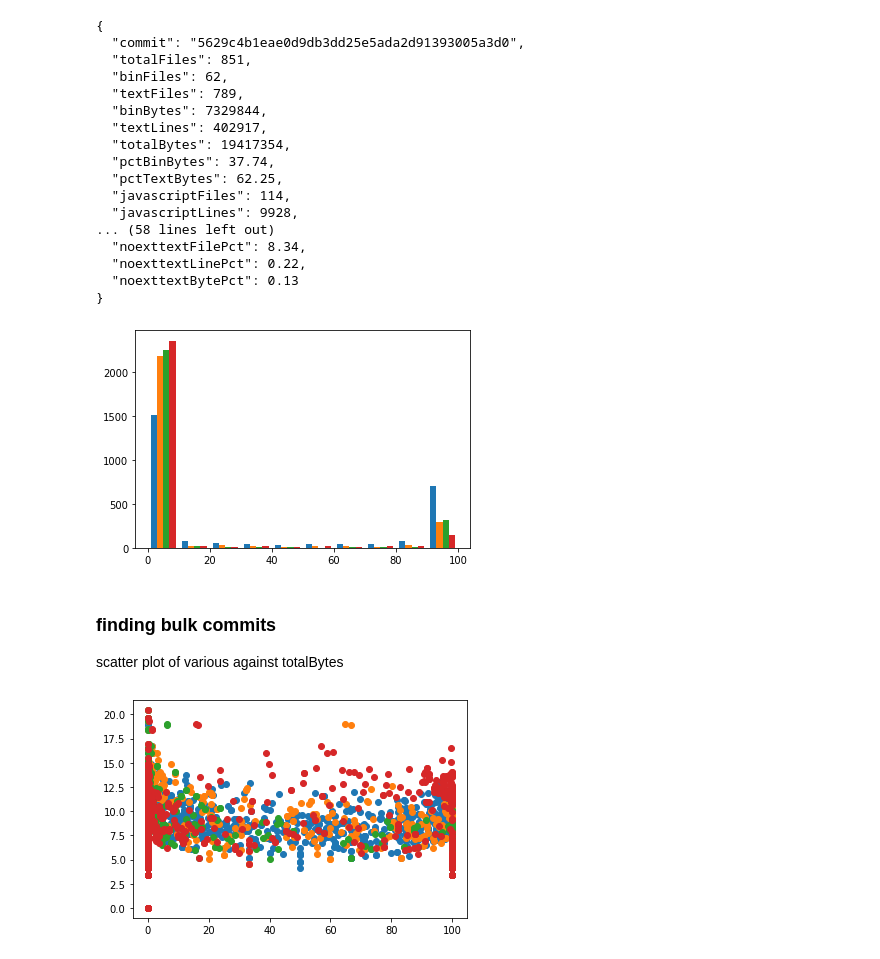
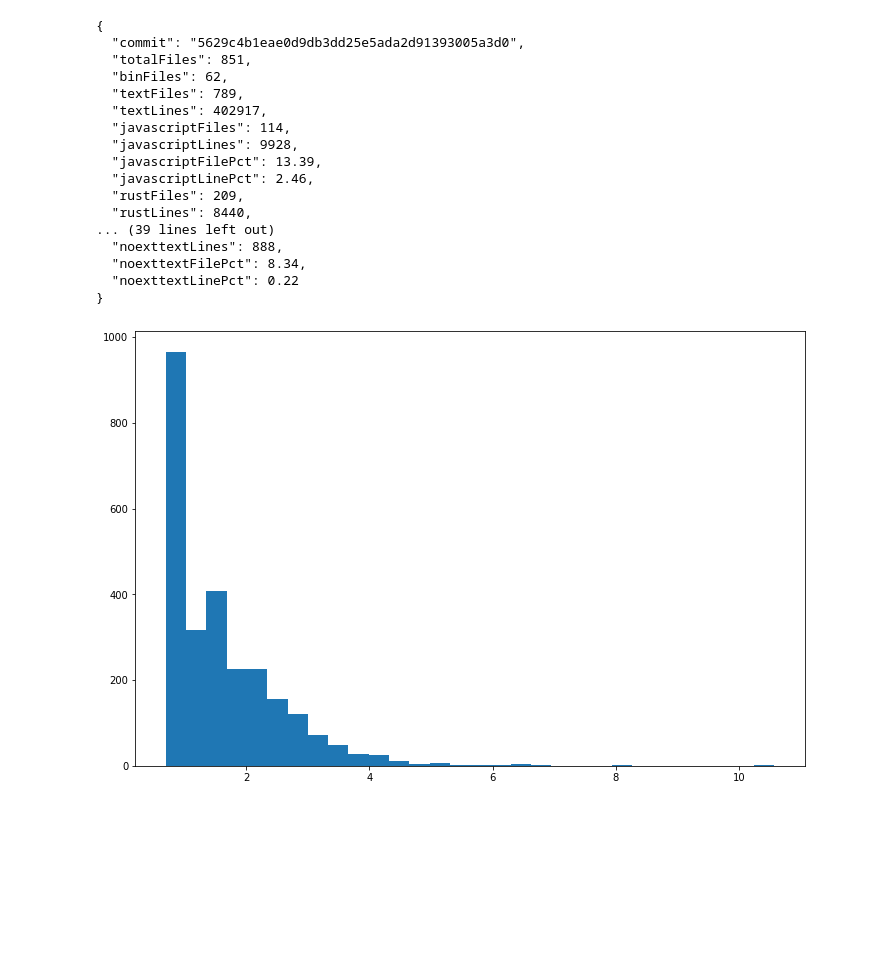
Before and after one commit to Deadman-DAO/Web3HackerNetwork, a Jupyter notebook: sandbox/notebooks/bob/commit_stat_engineering.ipynb, the cells around one changed output. Drawn from its saved outputs; the diff is of its cells as text; code cells hidden in the pictures; blank space fills up the shorter version.

```diff
--- a/sandbox/notebooks/bob/commit_stat_engineering.ipynb
+++ b/sandbox/notebooks/bob/commit_stat_engineering.ipynb
@@ -7,5 +5,7 @@ bob_lib_path = project_root_path + "/sandbox/python/bob/"
 sys.path.append(bob_lib_path)
 import commit_stat_engineering
+# %%
+project_root_path = '../../..'
 # %%
 # this is the other way to handle imports, if you want the code visible:
 # %load /home/bob/projects/Web3HackerNetwork/sandbox/python/bob/commit_stat_engineering.py
@@ -29,46 +29,25 @@ for stat in [stat for stat in all_stats if stat['rustFiles'] > 0 and stat['markd
   "totalFiles": 851,
   "binFiles": 62,
   "textFiles": 789,
-  "binBytes": 7329844,
   "textLines": 402917,
-  "totalBytes": 19417354,
-  "pctBinBytes": 37.74,
-  "pctTextBytes": 62.25,
   "javascriptFiles": 114,
   "javascriptLines": 9928,
-... (58 lines left out)
+  "javascriptFilePct": 13.39,
+  "javascriptLinePct": 2.46,
+  "rustFiles": 209,
+  "rustLines": 8440,
+... (39 lines left out)
+  "noexttextLines": 888,
   "noexttextFilePct": 8.34,
-  "noexttextLinePct": 0.22,
-  "noexttextBytePct": 0.13
+  "noexttextLinePct": 0.22
 }
-# %%
-import matplotlib.pyplot as plt
-import numpy as np
-
-pct_rust_array = [stats['rustBytePct'] for stats in all_stats]
-pct_js_array = [stats['javascriptBytePct'] for stats in all_stats]
-pct_markdown_array = [stats['markdownBytePct'] for stats in all_stats]
-pct_json_array = [stats['jsonBytePct'] for stats in all_stats]
-
-plt.hist([np.array(pct_rust_array),
-          np.array(pct_js_array),
-          np.array(pct_markdown_array),
-          np.array(pct_json_array)], 10)
-plt.show()
-# %% [output]
-[figure, removed]
-# %% [markdown]
-### finding bulk commits
-scatter plot of various against totalBytes
 # %%
 import matplotlib.pyplot as plt
 import numpy as np
 
-total_bytes_array = [np.log1p(stats['totalBytes']) for stats in all_stats]
-plt.scatter(pct_rust_array, total_bytes_array)
-plt.scatter(pct_js_array, total_bytes_array)
-plt.scatter(pct_markdown_array, total_bytes_array)
-plt.scatter(pct_json_array, total_bytes_array)
+total_file_observations = [np.log1p(commit_stats['totalFiles']) for commit_stats in all_stats]
+plt.figure(figsize=(12,8))
+plt.hist(total_file_observations, 30)
 plt.show()
 # %% [output]
-[figure, old version]
+[figure, new version]
```
Also changed, not shown: parts of 8 cells of this notebook.
